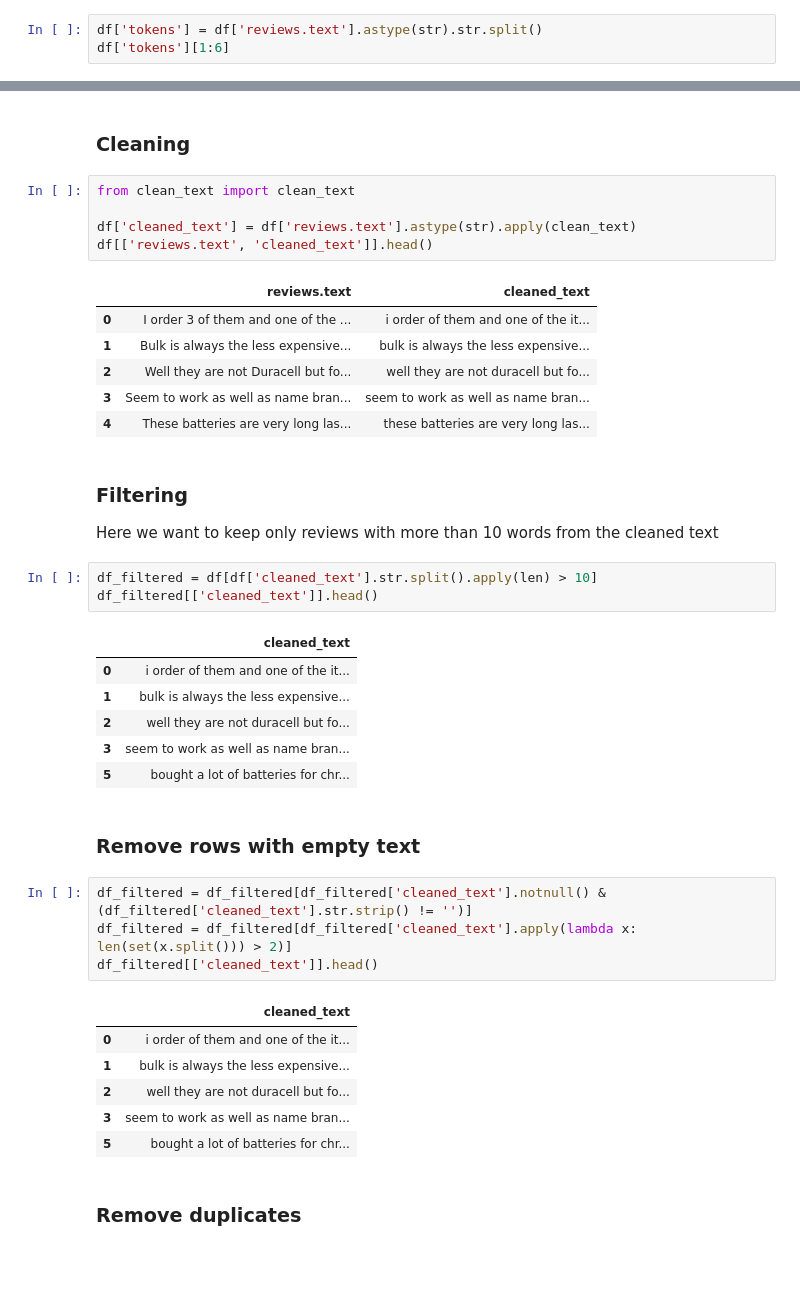
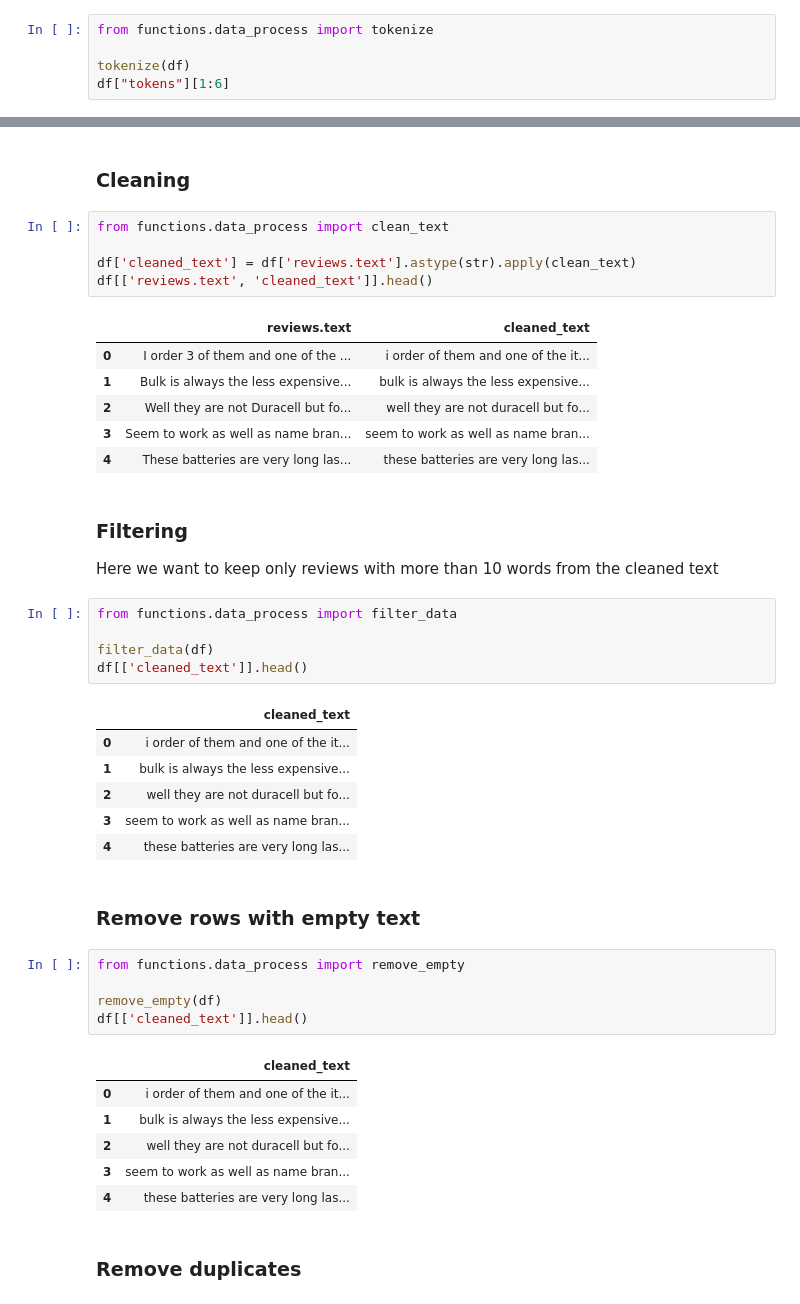
Before and after one commit to adriadi/project-nlp-business-case-automated-customers-reviews-v2, a Jupyter notebook: code/main.ipynb, the cells around one changed output, grey strips where cells are left out. Drawn from its saved outputs; the diff is of its cells as text; blank space fills up the shorter version.

Commit message:
Add functions

```diff
--- a/code/main.ipynb
+++ b/code/main.ipynb
@@ -27,8 +20,10 @@ df.head()
 # %% [markdown]
 ### Tokenization
 # %%
-df['tokens'] = df['reviews.text'].astype(str).str.split()
-df['tokens'][1:6]
+from functions.data_process import tokenize
+
+tokenize(df)
+df["tokens"][1:6]
 # %% [output]
 1    [Bulk, is, always, the, less, expensive, way, ...
 2    [Well, they, are, not, Duracell, but, for, the...
@@ -39,7 +34,7 @@ Name: tokens, dtype: object
 # %% [markdown]
 ### Cleaning
 # %%
-from clean_text import clean_text
+from functions.data_process import clean_text
 
 df['cleaned_text'] = df['reviews.text'].astype(str).apply(clean_text)
 df[['reviews.text', 'cleaned_text']].head()
@@ -55,28 +50,31 @@ df[['reviews.text', 'cleaned_text']].head()
 
 Here we want to keep only reviews with more than 10 words from the cleaned text
 # %%
-df_filtered = df[df['cleaned_text'].str.split().apply(len) > 10]
-df_filtered[['cleaned_text']].head()
+from functions.data_process import filter_data
+
+filter_data(df)
+df[['cleaned_text']].head()
 # %% [output]
 |  | cleaned_text |
 | 0 | i order of them and one of the it... |
 | 1 | bulk is always the less expensive... |
 | 2 | well they are not duracell but fo... |
 | 3 | seem to work as well as name bran... |
-| 5 | bought a lot of batteries for chr... |
+| 4 | these batteries are very long las... |
 # %% [markdown]
 ### Remove rows with empty text
 # %%
-df_filtered = df_filtered[df_filtered['cleaned_text'].notnull() & (df_filtered['cleaned_text'].str.strip() != '')]
-df_filtered = df_filtered[df_filtered['cleaned_text'].apply(lambda x: len(set(x.split())) > 2)]
-df_filtered[['cleaned_text']].head()
+from functions.data_process import remove_empty
+
+remove_empty(df)
+df[['cleaned_text']].head()
 # %% [output]
 |  | cleaned_text |
 | 0 | i order of them and one of the it... |
 | 1 | bulk is always the less expensive... |
 | 2 | well they are not duracell but fo... |
 | 3 | seem to work as well as name bran... |
-| 5 | bought a lot of batteries for chr... |
+| 4 | these batteries are very long las... |
 # %% [markdown]
 ### Remove duplicates
 # %%
```
Also changed, not shown: parts of 30 cells of this notebook, 6 other files.
